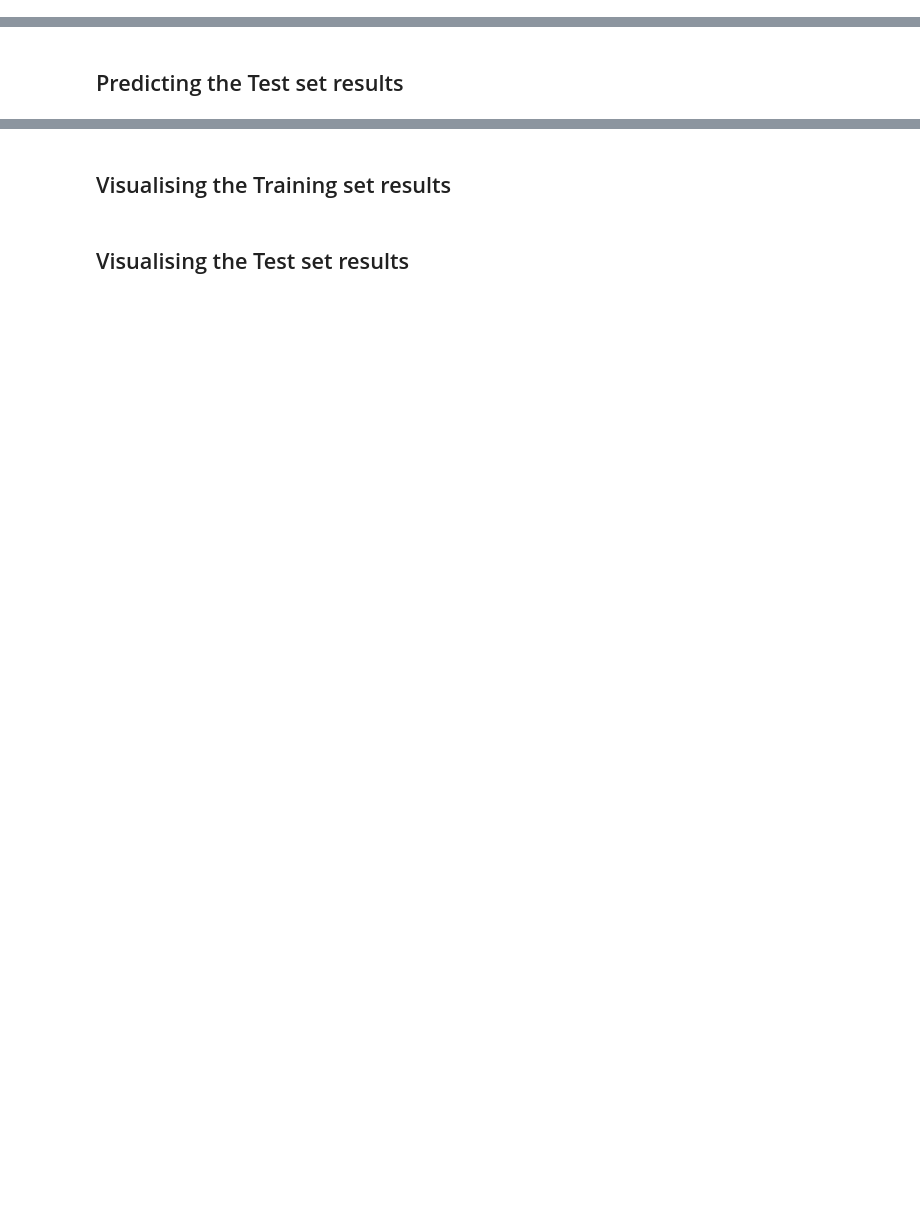
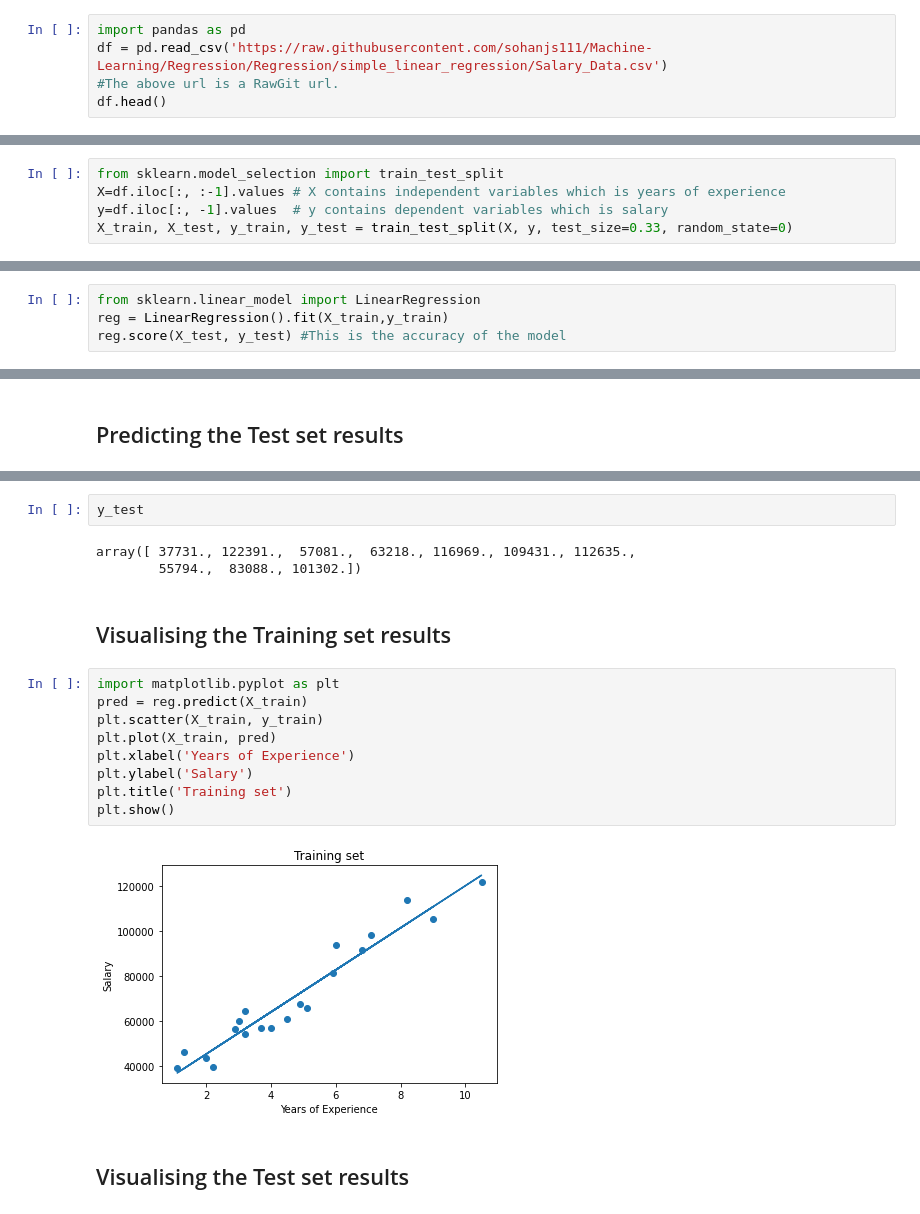
Before and after one commit to sohanjs111/Machine-Learning, a Jupyter notebook: Regression/simple_linear_regression/simple_linear_regression.ipynb, the cells around one changed output, grey strips where cells are left out. Cells and saved outputs as stored; diff of their text form; blank space fills up the shorter version.

Commit message:
Added simple regression and mlr_hpp

```diff
--- a/Regression/simple_linear_regression/simple_linear_regression.ipynb
+++ b/Regression/simple_linear_regression/simple_linear_regression.ipynb
@@ -5,2 +3,7 @@
 # %% [markdown]
 ## Import the dataset
+# %%
+import pandas as pd
+df = pd.read_csv('https://raw.githubusercontent.com/sohanjs111/Machine-Learning/Regression/Regression/simple_linear_regression/Salary_Data.csv')
+#The above url is a RawGit url.
+df.head()
@@ -7,4 +17,13 @@
 # %% [markdown]
 ## Splitting the dataset into the Training set and Test set
+# %%
+from sklearn.model_selection import train_test_split
+X=df.iloc[:, :-1].values # X contains independent variables which is years of experience
+y=df.iloc[:, -1].values  # y contains dependent variables which is salary
+X_train, X_test, y_train, y_test = train_test_split(X, y, test_size=0.33, random_state=0)
 # %% [markdown]
 ## Training the Simple Linear Regression model on the Training set
+# %%
+from sklearn.linear_model import LinearRegression
+reg = LinearRegression().fit(X_train,y_train)
+reg.score(X_test, y_test) #This is the accuracy of the model
@@ -13,4 +41,20 @@
+# %%
+y_test
+# %% [output]
+array([ 37731., 122391.,  57081.,  63218., 116969., 109431., 112635.,
+        55794.,  83088., 101302.])
 # %% [markdown]
 ## Visualising the Training set results
+# %%
+import matplotlib.pyplot as plt
+pred = reg.predict(X_train)
+plt.scatter(X_train, y_train)
+plt.plot(X_train, pred)
+plt.xlabel('Years of Experience')
+plt.ylabel('Salary')
+plt.title('Training set')
+plt.show()
+# %% [output]
+[figure, added]
 # %% [markdown]
 ## Visualising the Test set results
```
Also changed, not shown: parts of 5 cells of this notebook, 2 other files.
